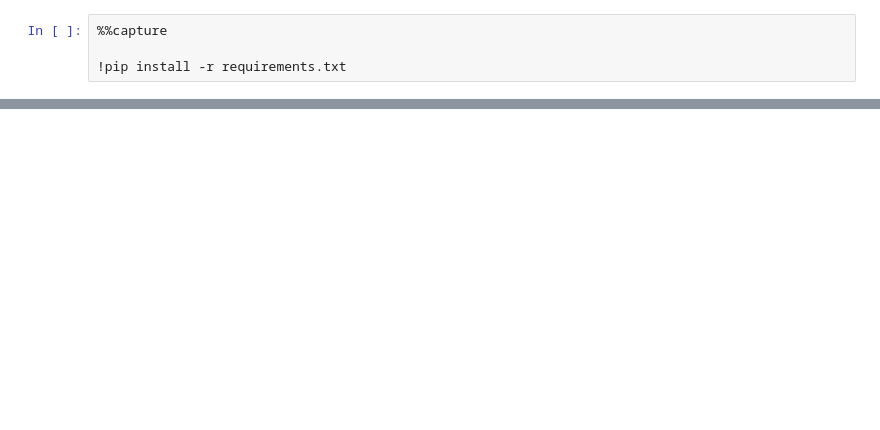
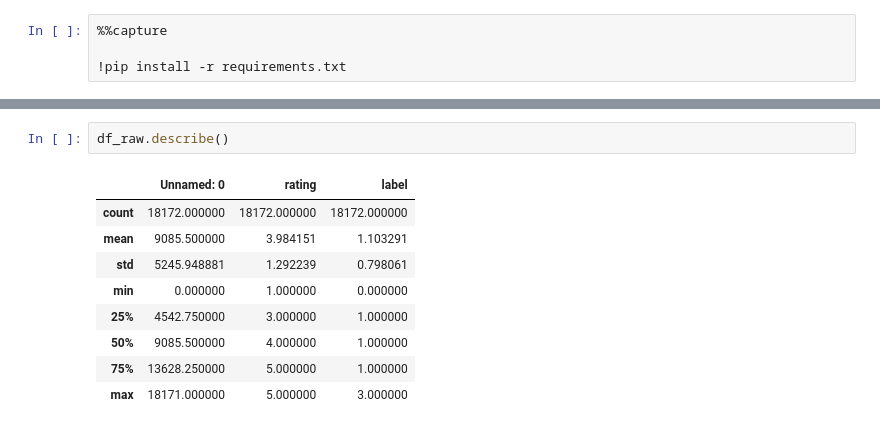
Before and after one commit to molkrovic/Hotel_reviews_classification, a Jupyter notebook: explore.ipynb, the cells around one changed output, grey strips where cells are left out. Saved outputs shown, nothing was run; the diff lists cells and outputs as text; blank space fills up the shorter version.

```diff
--- a/explore.ipynb
+++ b/explore.ipynb
@@ -89,0 +45,12 @@ df_positivo.sample(5)
+# %%
+df_raw.describe()
+# %% [output]
+|  | Unnamed: 0 | rating | label |
+| count | 18172.000000 | 18172.000000 | 18172.000000 |
+| mean | 9085.500000 | 3.984151 | 1.103291 |
+| std | 5245.948881 | 1.292239 | 0.798061 |
+| min | 0.000000 | 1.000000 | 0.000000 |
+| 25% | 4542.750000 | 3.000000 | 1.000000 |
+| 50% | 9085.500000 | 4.000000 | 1.000000 |
+| 75% | 13628.250000 | 5.000000 | 1.000000 |
+| max | 18171.000000 | 5.000000 | 3.000000 |
```
Also changed, not shown: parts of 63 cells of this notebook, 12 other files.
